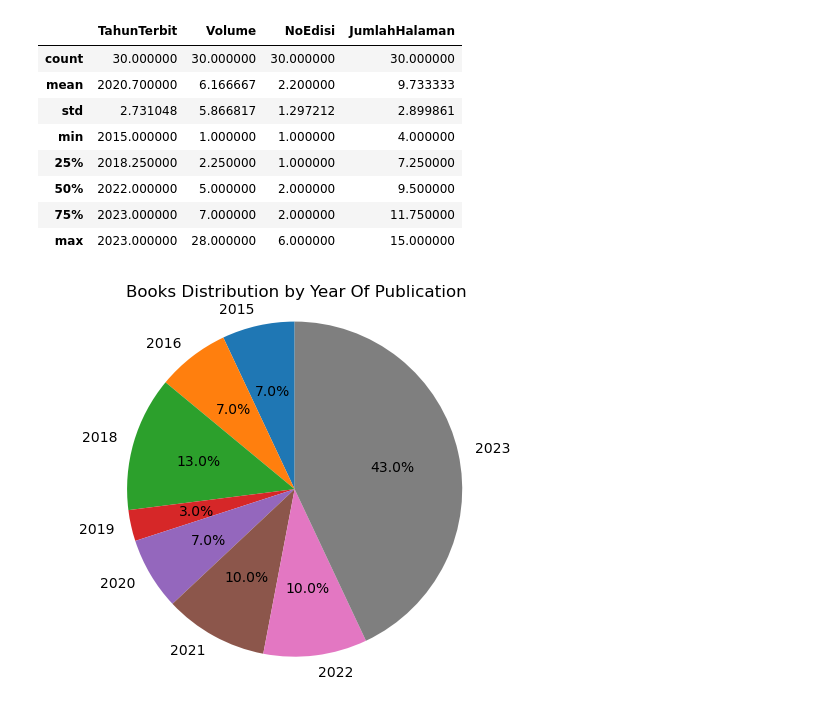
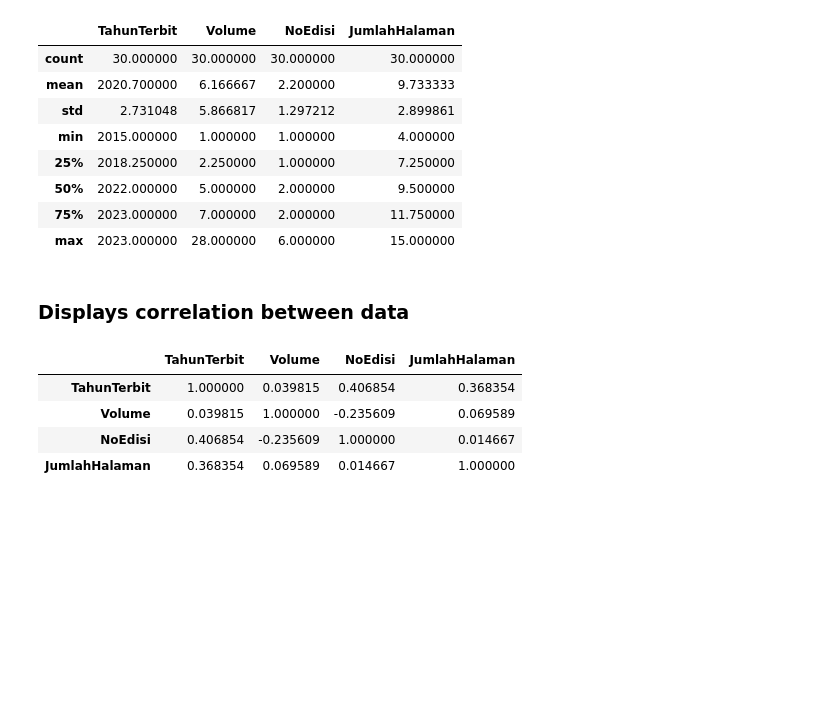
Before and after one commit to ridatMaulana/diRead, a Jupyter notebook: Books.ipynb, the cells around one changed output. Cells and saved outputs as stored; diff of their text form; code cells hidden in the pictures; blank space fills up the shorter version.

```diff
--- a/Books.ipynb
+++ b/Books.ipynb
@@ -141,19 +166,3 @@ df.describe()
 | 50% | 2022.000000 | 5.000000 | 2.000000 | 9.500000 |
 | 75% | 2023.000000 | 7.000000 | 2.000000 | 11.750000 |
 | max | 2023.000000 | 28.000000 | 6.000000 | 15.000000 |
-# %%
-labels = nums_book['TahunTerbit']
-sizes = nums_book['BooksPct']
-
-# Membuat pie chart
-plt.pie(sizes, labels=labels, autopct='%1.1f%%',
-        startangle=90)
-
-# Konfigurasi tambahan
-plt.axis('equal')  # Membuat pie chart menjadi lingkaran sempurna
-plt.title('Books Distribution by Year Of Publication')
-
-# Menampilkan pie chart
-plt.show()
-# %% [output]
-[figure, removed]
@@ -206,0 +169,10 @@ model.compile(loss='binary_crossentropy',
+# %% [markdown]
+### Displays correlation between data
+# %%
+df.corr()
+# %% [output]
+|  | TahunTerbit | Volume | NoEdisi | JumlahHalaman |
+| TahunTerbit | 1.000000 | 0.039815 | 0.406854 | 0.368354 |
+| Volume | 0.039815 | 1.000000 | -0.235609 | 0.069589 |
+| NoEdisi | 0.406854 | -0.235609 | 1.000000 | 0.014667 |
+| JumlahHalaman | 0.368354 | 0.069589 | 0.014667 | 1.000000 |
```
Also changed, not shown: parts of 31 cells of this notebook, 1 other file.
